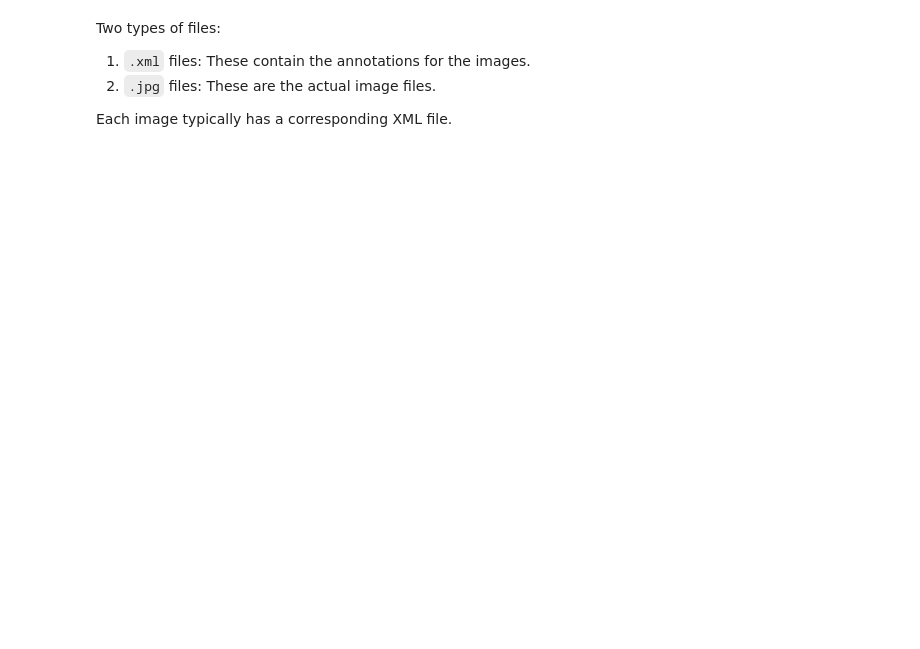
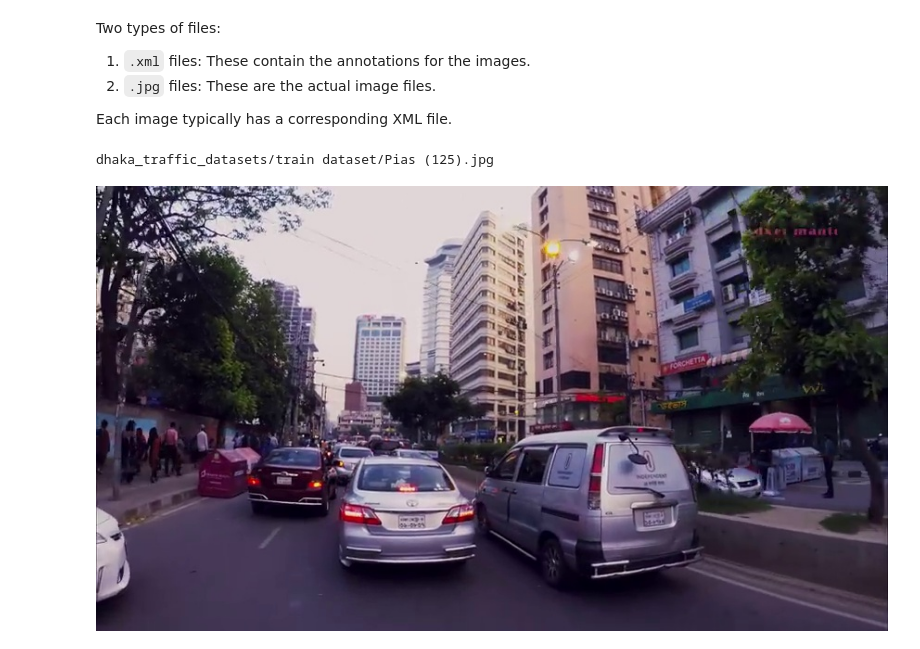
Before and after one commit to h-razu/traffic_object_detection_bangladesh, a Jupyter notebook: Traffic_Monitoring_Bangladesh.ipynb, the cells around one changed output. Cells and saved outputs as stored; diff of their text form; code cells hidden in the pictures; blank space fills up the shorter version.

Commit message:
Separate Image and Annotations Files

```diff
--- a/Traffic_Monitoring_Bangladesh.ipynb
+++ b/Traffic_Monitoring_Bangladesh.ipynb
@@ -132,3 +154,10 @@ Two types of files:
 2. `.jpg` files: These are the actual image files.
 
 Each image typically has a corresponding XML file.
+# %%
+dhaka_image = [f for f in dhaka_files if f.suffix != ".xml"][0]
+print(dhaka_image)
+Image.open(dhaka_image)
+# %% [output]
+dhaka_traffic_datasets/train dataset/Pias (125).jpg
+[figure, added]
```
Also changed, not shown: parts of 13 cells of this notebook.
